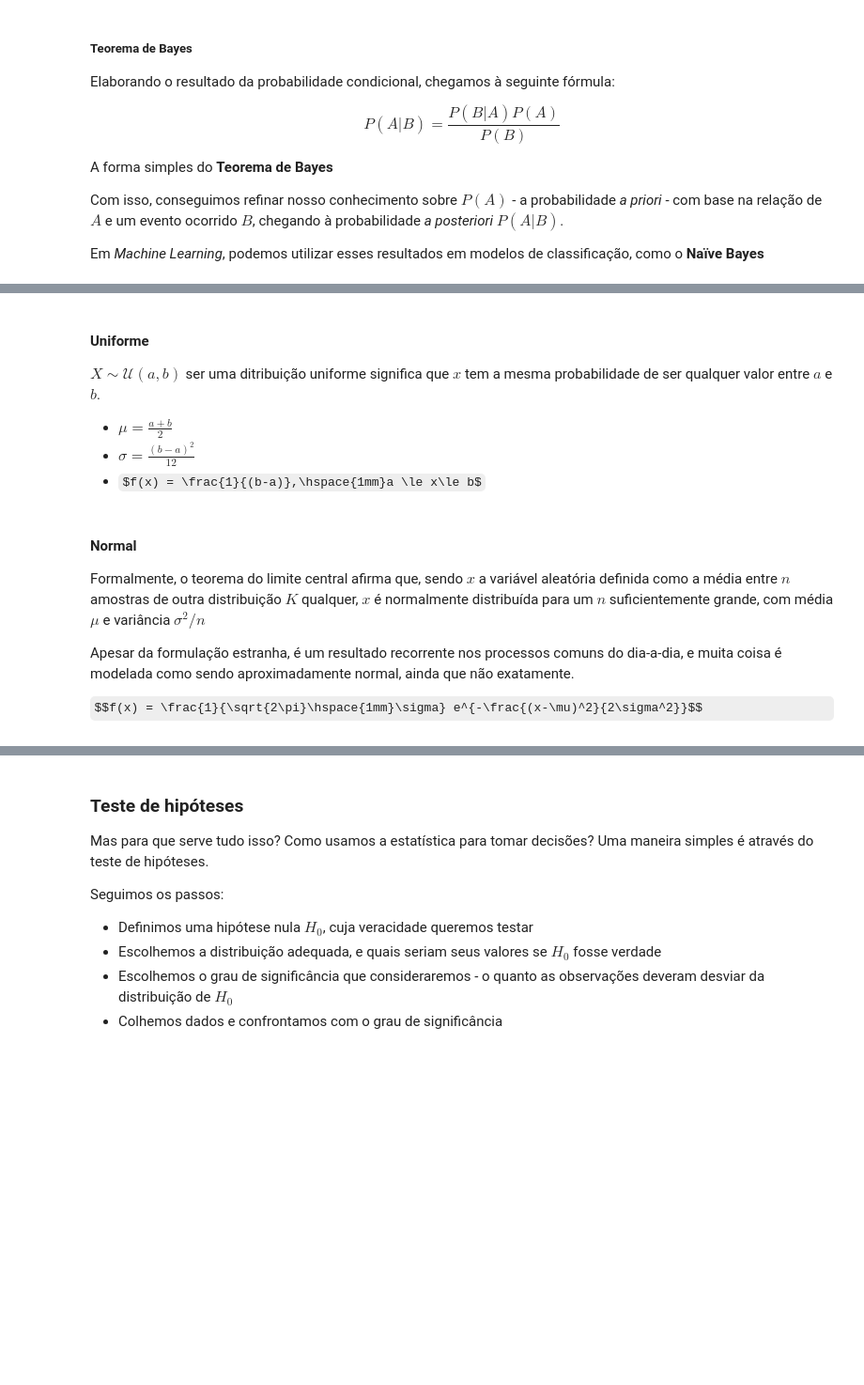
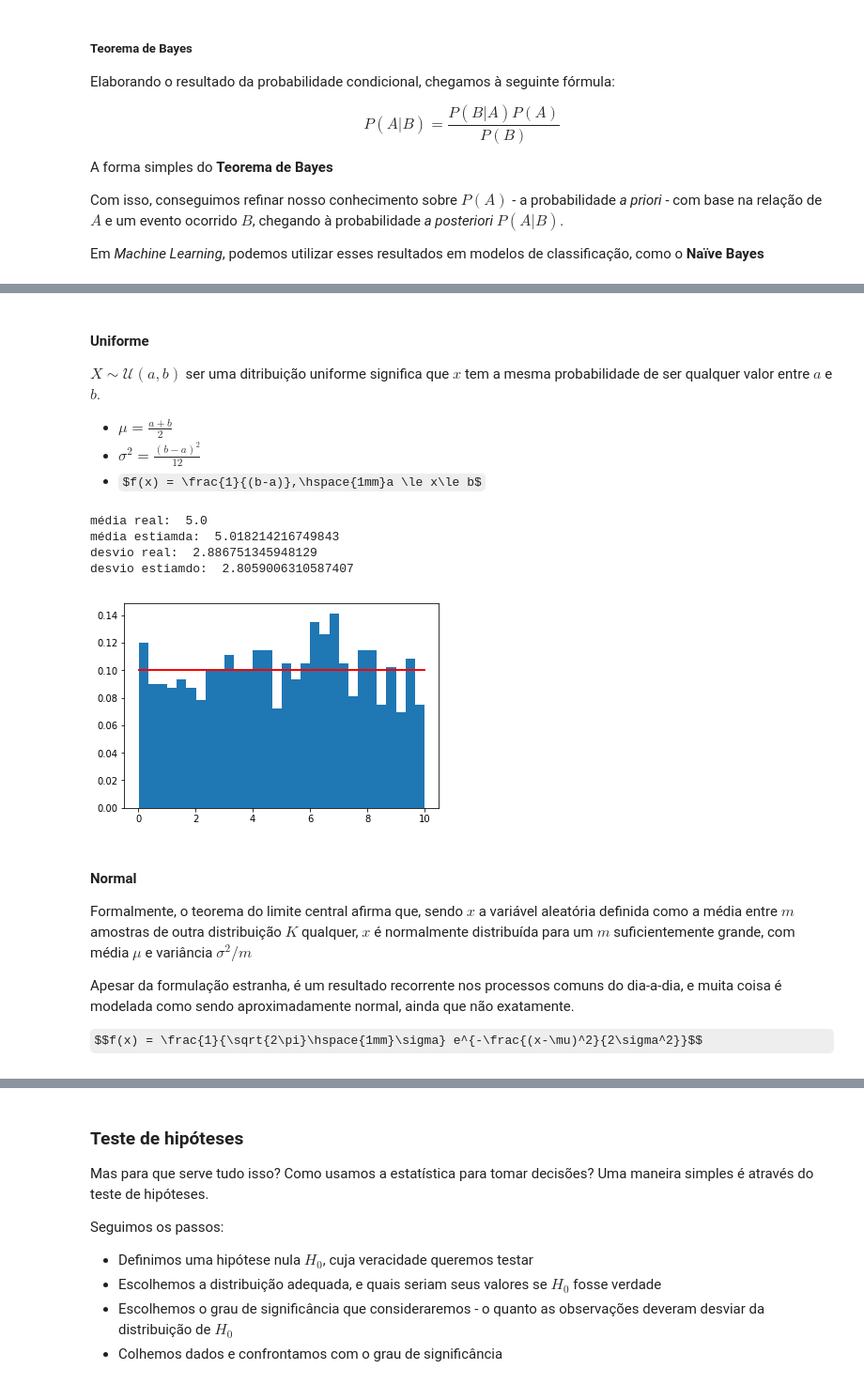
Before and after one commit to franciscodefaria/PythonBasico, a Jupyter notebook: Aula2/Aula2.ipynb, the cells around one changed output, grey strips where cells are left out. Shown: that part at 94% size. Cells and saved outputs as stored; diff of their text form; code cells hidden in the pictures; some formulas as TeX source; blank space fills up the shorter version.

```diff
--- a/Aula2/Aula2.ipynb
+++ b/Aula2/Aula2.ipynb
@@ -162,5 +168,5 @@ De forma mais simples, para $h$ uma distância bem pequena, a chance de $x$ esta
 $X\sim \mathcal{U}(a,b)$ ser uma ditribuição uniforme significa que $x$ tem a mesma probabilidade de ser qualquer valor entre $a$ e $b$.
 
 - $\mu = \frac{a+b}{2}$
-- $\sigma = \frac{(b-a)^2}{12}$
+- $\sigma^2 = \frac{(b-a)^2}{12}$
 - $f(x) = \frac{1}{(b-a)},\hspace{1mm}a \le x\le b$
@@ -167,7 +176,33 @@ $X\sim \mathcal{U}(a,b)$ ser uma ditribuição uniforme significa que $x$ tem a
+# %%
+def uniforme_fdp(x, a=0, b=1):
+    f = []
+    for k in x:
+        if k<a or k>b:
+            f.append(0)
+        else:
+            f.append(1/(b-a))
+    return f
+# %%
+a, b = 0, 10 # definindo parâmetros
+
+un = np.random.uniform(a,b, 1000) # colhendo amostras
+
+print("média real: ", (a+b)/2, "\nmédia estiamda: ", np.mean(un))
+print("desvio real: ", np.sqrt((b-a)**2/12), "\ndesvio estiamdo: ", np.std(un))
+
+count, bins, ignored = plt.hist(un, 30, density=True) # plotando histograma das variáveis
+plt.plot(bins, uniforme_fdp(x=bins, a=a, b=b), linewidth=2, color='r') # plotando dist. uniforme
+plt.show()
+# %% [output]
+média real:  5.0
+média estiamda:  5.018214216749843
+desvio real:  2.886751345948129
+desvio estiamdo:  2.8059006310587407
+[figure, added]
 # %% [markdown]
 #### Normal
 
-Formalmente, o teorema do limite central afirma que, sendo $x$ a variável aleatória definida como a média entre $n$ amostras de outra distribuição $K$ qualquer, $x$ é normalmente distribuída para um $n$ suficientemente grande, com média $\mu$ e variância $\sigma^2/n$
+Formalmente, o teorema do limite central afirma que, sendo $x$ a variável aleatória definida como a média entre $m$ amostras de outra distribuição $K$ qualquer, $x$ é normalmente distribuída para um $m$ suficientemente grande, com média $\mu$ e variância $\sigma^2/m$
 
 Apesar da formulação estranha, é um resultado recorrente nos processos comuns do dia-a-dia, e muita coisa é modelada como sendo aproximadamente normal, ainda que não exatamente.
 
```
Also changed, not shown: parts of 9 cells of this notebook.
